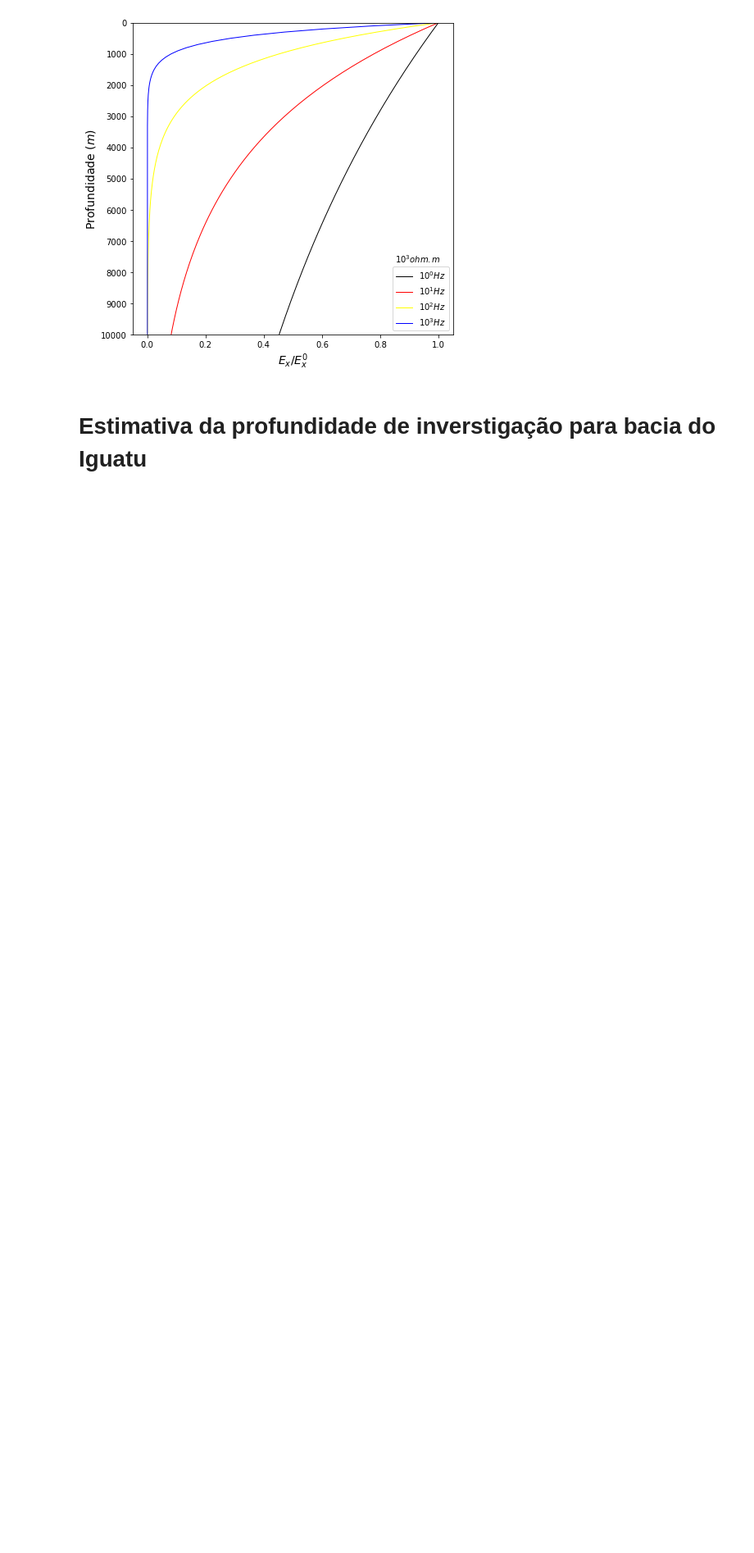
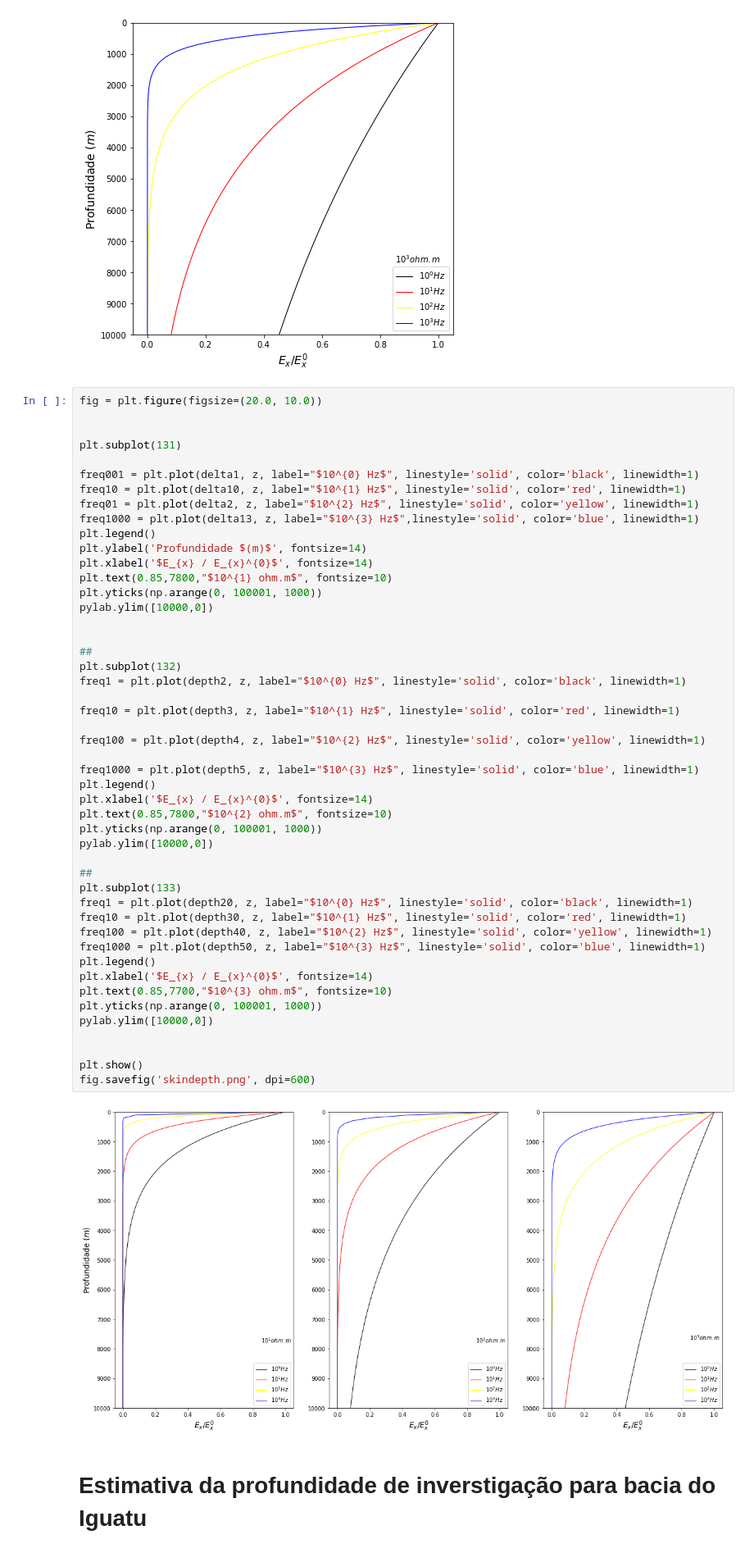
Before and after one commit to arturbenevides/MSc_Geophysics, a Jupyter notebook: Notebooks/Skin Depth.ipynb, the cells around one changed output. Shown at 82% size. Saved outputs shown, nothing was run; the diff lists cells and outputs as text; blank space fills up the shorter version.

```diff
--- a/Notebooks/Skin Depth.ipynb
+++ b/Notebooks/Skin Depth.ipynb
@@ -210,6 +210,56 @@ plt.show()
 fig.savefig('skindepth1000.png', dpi=600)
 # %% [output]
 [figure]
+# %%
+fig = plt.figure(figsize=(20.0, 10.0))
+
+
+plt.subplot(131)
+
+freq001 = plt.plot(delta1, z, label="$10^{0} Hz$", linestyle='solid', color='black', linewidth=1)
+freq10 = plt.plot(delta10, z, label="$10^{1} Hz$", linestyle='solid', color='red', linewidth=1)
+freq01 = plt.plot(delta2, z, label="$10^{2} Hz$", linestyle='solid', color='yellow', linewidth=1)
+freq1000 = plt.plot(delta13, z, label="$10^{3} Hz$",linestyle='solid', color='blue', linewidth=1)
+plt.legend()
+plt.ylabel('Profundidade $(m)$', fontsize=14)
+plt.xlabel('$E_{x} / E_{x}^{0}$', fontsize=14)
+plt.text(0.85,7800,"$10^{1} ohm.m$", fontsize=10)
+plt.yticks(np.arange(0, 100001, 1000))
+pylab.ylim([10000,0])
+
+
+##
+plt.subplot(132)
+freq1 = plt.plot(depth2, z, label="$10^{0} Hz$", linestyle='solid', color='black', linewidth=1)
+
+freq10 = plt.plot(depth3, z, label="$10^{1} Hz$", linestyle='solid', color='red', linewidth=1)
+
+freq100 = plt.plot(depth4, z, label="$10^{2} Hz$", linestyle='solid', color='yellow', linewidth=1)
+
+freq1000 = plt.plot(depth5, z, label="$10^{3} Hz$", linestyle='solid', color='blue', linewidth=1)
+plt.legend()
+plt.xlabel('$E_{x} / E_{x}^{0}$', fontsize=14)
+plt.text(0.85,7800,"$10^{2} ohm.m$", fontsize=10)
+plt.yticks(np.arange(0, 100001, 1000))
+pylab.ylim([10000,0])
+
+##
+plt.subplot(133)
+freq1 = plt.plot(depth20, z, label="$10^{0} Hz$", linestyle='solid', color='black', linewidth=1)
+freq10 = plt.plot(depth30, z, label="$10^{1} Hz$", linestyle='solid', color='red', linewidth=1)
+freq100 = plt.plot(depth40, z, label="$10^{2} Hz$", linestyle='solid', color='yellow', linewidth=1)
+freq1000 = plt.plot(depth50, z, label="$10^{3} Hz$", linestyle='solid', color='blue', linewidth=1)
+plt.legend()
+plt.xlabel('$E_{x} / E_{x}^{0}$', fontsize=14)
+plt.text(0.85,7700,"$10^{3} ohm.m$", fontsize=10)
+plt.yticks(np.arange(0, 100001, 1000))
+pylab.ylim([10000,0])
+
+
+plt.show()
+fig.savefig('skindepth.png', dpi=600)
+# %% [output]
+[figure, added]
 # %% [markdown]
 # Estimativa da profundidade de inverstigação para bacia do Iguatu
 # %% [markdown]
```
Also changed, not shown: parts of 2 cells of this notebook.
